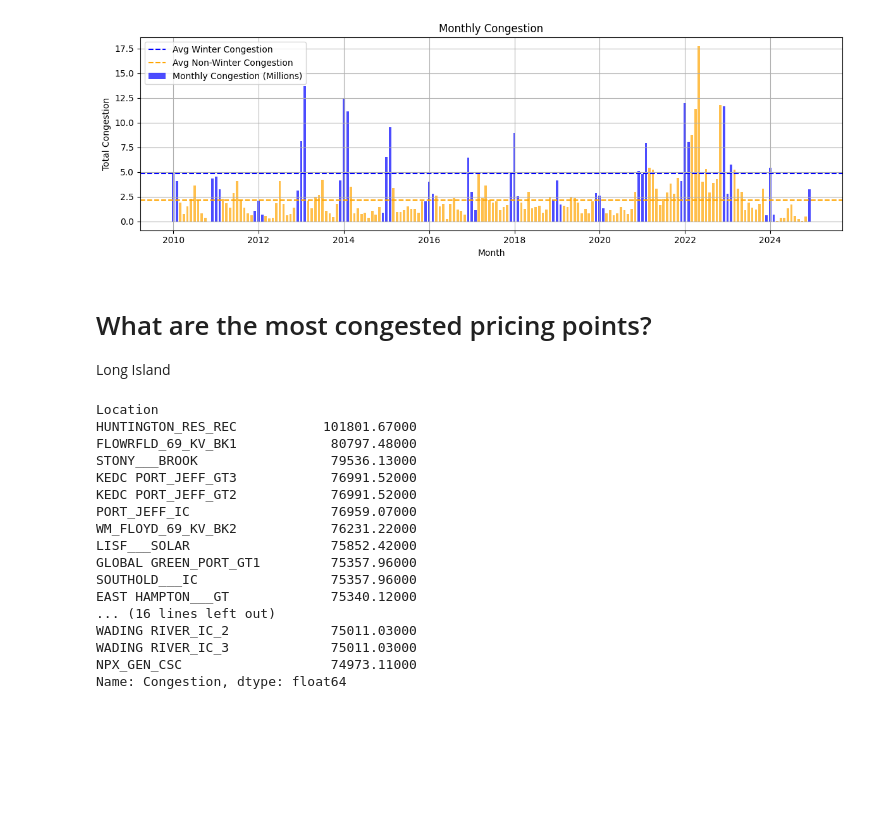
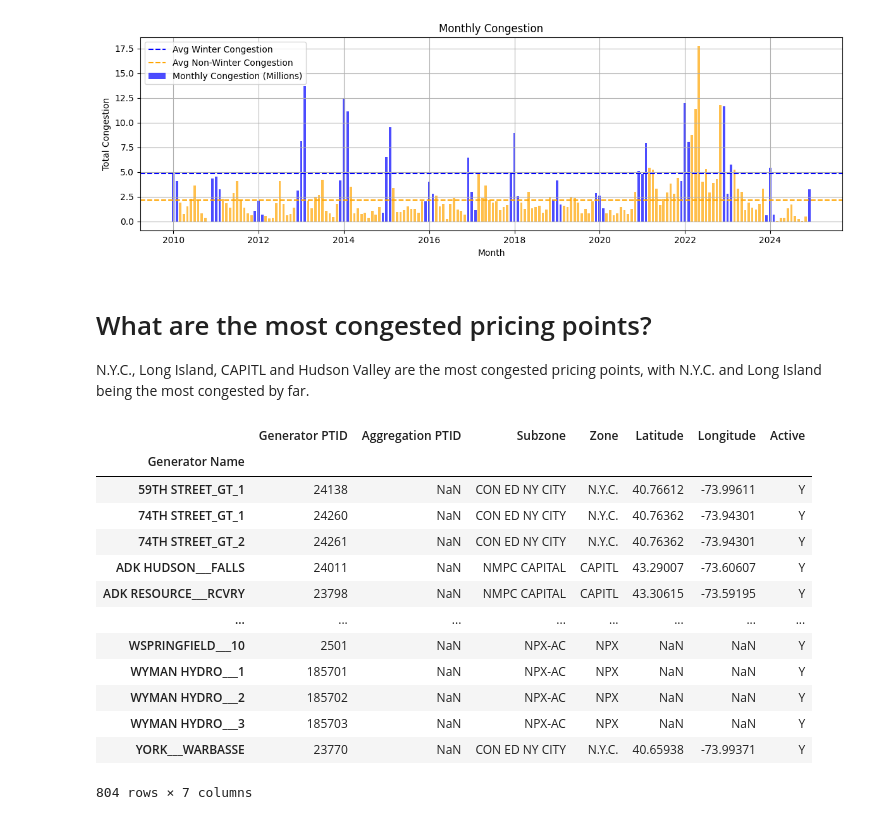
Before and after one commit to hankehly/adhoc-energy-analytics, a Jupyter notebook: notebooks/202506141626_eda.ipynb, the cells around one changed output. Saved outputs shown, nothing was run; the diff lists cells and outputs as text; code cells hidden in the pictures; blank space fills up the shorter version.

```diff
--- a/notebooks/202506141626_eda.ipynb
+++ b/notebooks/202506141626_eda.ipynb
@@ -456,24 +459,28 @@ Average Non-Winter Congestion: 2.13 million
 # %% [markdown]
 # What are the most congested pricing points?
 
-Long Island
+N.Y.C., Long Island, CAPITL and Hudson Valley are the most congested pricing points, with N.Y.C. and Long Island being the most congested by far.
-# %%
-df[df["Interval Start"].dt.year == 2024].groupby("Location").Congestion.sum().sort_values(ascending=False).head(30)
-# %% [output]
-Location
-HUNTINGTON_RES_REC           101801.67000
-FLOWRFLD_69_KV_BK1            80797.48000
-STONY___BROOK                 79536.13000
-KEDC PORT_JEFF_GT3            76991.52000
-KEDC PORT_JEFF_GT2            76991.52000
-PORT_JEFF_IC                  76959.07000
-WM_FLOYD_69_KV_BK2            76231.22000
-LISF___SOLAR                  75852.42000
-GLOBAL GREEN_PORT_GT1         75357.96000
-SOUTHOLD___IC                 75357.96000
-EAST HAMPTON___GT             75340.12000
-... (16 lines left out)
-WADING RIVER_IC_2             75011.03000
-WADING RIVER_IC_3             75011.03000
-NPX_GEN_CSC                   74973.11000
-Name: Congestion, dtype: float64
+# %%
+# Load the NYISO generator nodes
+generator_node_raw_df = pd.read_csv(
+    "https://mis.nyiso.com/public/csv/generator/generator.csv"
+)
+generator_node_df = generator_node_raw_df[
+    generator_node_raw_df.Active == "Y"
+].set_index("Generator Name")
+generator_node_df
+# %% [output]
+|  | Generator PTID | Aggregation PTID | Subzone | Zone | Latitude | Longitude | Active |
+| Generator Name |  |  |  |  |  |  |  |
+| 59TH STREET_GT_1 | 24138 | NaN | CON ED NY CITY | N.Y.C. | 40.76612 | -73.99611 | Y |
+| 74TH STREET_GT_1 | 24260 | NaN | CON ED NY CITY | N.Y.C. | 40.76362 | -73.94301 | Y |
+| 74TH STREET_GT_2 | 24261 | NaN | CON ED NY CITY | N.Y.C. | 40.76362 | -73.94301 | Y |
+| ADK HUDSON___FALLS | 24011 | NaN | NMPC CAPITAL | CAPITL | 43.29007 | -73.60607 | Y |
+| ADK RESOURCE___RCVRY | 23798 | NaN | NMPC CAPITAL | CAPITL | 43.30615 | -73.59195 | Y |
+| ... | ... | ... | ... | ... | ... | ... | ... |
+| WSPRINGFIELD___10 | 2501 | NaN | NPX-AC | NPX | NaN | NaN | Y |
+| WYMAN HYDRO___1 | 185701 | NaN | NPX-AC | NPX | NaN | NaN | Y |
+| WYMAN HYDRO___2 | 185702 | NaN | NPX-AC | NPX | NaN | NaN | Y |
+| WYMAN HYDRO___3 | 185703 | NaN | NPX-AC | NPX | NaN | NaN | Y |
+| YORK___WARBASSE | 23770 | NaN | CON ED NY CITY | N.Y.C. | 40.65938 | -73.99371 | Y |
+804 rows × 7 columns
```
Also changed, not shown: parts of 3 cells of this notebook, 1 other file.
